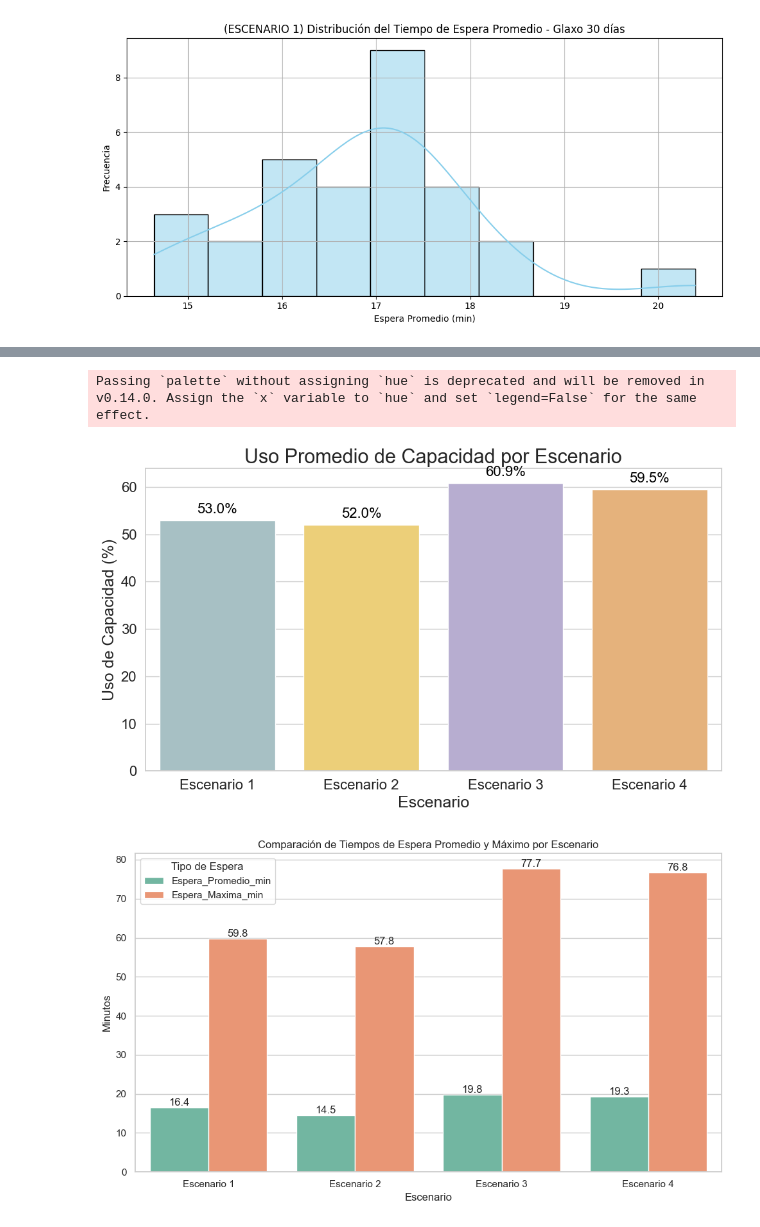
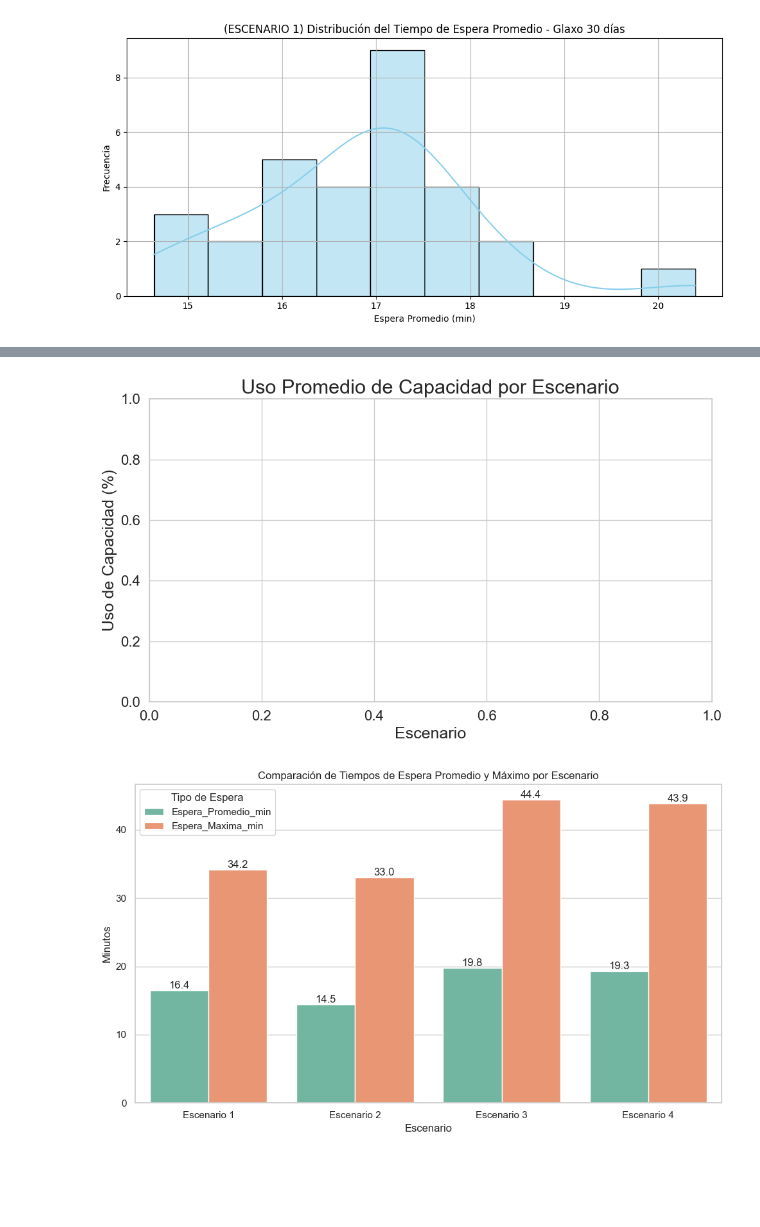
Before and after one commit to paudiaz-a/Simulacion_proyecto, a Jupyter notebook: graficas 3.ipynb, the cells around one changed output, grey strips where cells are left out. Saved outputs shown, nothing was run; the diff lists cells and outputs as text; code cells hidden in the pictures; blank space fills up the shorter version.

```diff
--- a/graficas 3.ipynb
+++ b/graficas 3.ipynb
@@ -444,10 +444,11 @@ import matplotlib.pyplot as plt
 
 # Archivos y nombres de escenarios
 files = {
-    "Escenario 1": "Es7_MejorResultado1Glaxomenortiempo.xlsx",
-    "Escenario 2": "Es8_Mod1van.xlsx",
-    "Escenario 3": "Esc9_CombinacionDA.xlsx",
-    "Escenario 4": "Esc10_CombinacionDA_MejorResultado.xlsx",
+    "ActualTec:": "Esc_Actual_Tec.xlsx",
+    "Escenario 1": "Esc1.xlsx",
+    "Escenario 2": "Esc2.xlsx",
+    "Escenario 3": "Esc5.xlsx",
+
 }
 
 def graficar_frecuencia_por_escenario(nombre, path):
@@ -496,10 +497,11 @@ import seaborn as sns
 
 # Rutas de los archivos por escenario
 archivos = {
-    "Escenario 1": "Es7_MejorResultado1Glaxomenortiempo.xlsx",
-    "Escenario 2": "Es8_Mod1van.xlsx",
-    "Escenario 3": "Esc9_CombinacionDA.xlsx",
-    "Escenario 4": "Esc10_CombinacionDA_MejorResultado.xlsx"
+    "ActualTec:": "Esc_Actual_Tec.xlsx",
+    "Escenario 1": "Esc1.xlsx",
+    "Escenario 2": "Esc2.xlsx",
+    "Escenario 3": "Esc5.xlsx",
+
 }
 
 # Estilo general
@@ -521,6 +523,7 @@ for nombre, ruta in archivos.items():
     df = pd.read_excel(ruta, sheet_name="RESUMEN")
     df["Escenario"] = nombre
     data_escenarios[nombre] = df
+    df["Costo_Promedio_USD"] = df["Costo_Promedio_USD"] / 3
 
 # Generar 3 gráficos por escenario
 for nombre, df in data_escenarios.items():
@@ -530,7 +533,7 @@ for nombre, df in data_escenarios.items():
     for container in ax.containers:
         ax.bar_label(container, fmt='%.1f', label_type='edge', fontsize=16, color='black', padding=6)
     plt.title(f"Costo Promedio de Combustible - {nombre}", pad=20)
-    plt.ylabel("Costo Promedio (USD)")
+    plt.ylabel("Costo Promedio")
     plt.xlabel("Estación")
     plt.tight_layout()
     plt.show()
@@ -579,41 +592,41 @@ import matplotlib.pyplot as plt
 import seaborn as sns
 
 # Cargar los datos
-file_path = "Resumen_Todos_Escenarios.xlsx"
+file_path = "Resumen_Corregidos.xlsx"
 df = pd.read_excel(file_path)
 
 # Traducir nombres a Escenario 1-4
 escenario_map = {
-    'Es7_MejorResultado1Glaxomenortiempo': 'Escenario 1',
-    'Es8_Mod1van': 'Escenario 2',
-    'Esc9_CombinacionDA': 'Escenario 3',
-    'Esc10_CombinacionDA_MejorResultado': 'Escenario 4'
+    "ActualTec:": "ActualTec:",
+    "Esc1.xlsx": "Escenario 1",
+    "Esc2.xlsx": "Escenario 2",
+    "Esc5.xlsx": "Escenario 3",
 }
+
 df["Escenario"] = df["Escenario"].map(escenario_map)
 
 # Agrupar por escenario y obtener uso promedio de capacidad
 df_avg = df.groupby("Escenario")["Uso_Capacidad_pct"].mean().reset_index()
 
 # Graficar
 sns.set(style="whitegrid")
 plt.figure(figsize=(10, 6))
 colors = ["#A2C4C9", "#FFD966", "#B4A7D6", "#F6B26B"]  # Tonos pastel
 ax = sns.barplot(data=df_avg, x="Escenario", y="Uso_Capacidad_pct", palette=colors)
 
 # Etiquetas sobre las barras
 for container in ax.containers:
     ax.bar_label(container, fmt='%.1f%%', fontsize=16, color='black', padding=5)
 
 plt.title("Uso Promedio de Capacidad por Escenario", fontsize=22)
 plt.ylabel("Uso de Capacidad (%)", fontsize=18)
 plt.xlabel("Escenario", fontsize=18)
 plt.xticks(fontsize=16)
 plt.yticks(fontsize=16)
 plt.tight_layout()
 plt.show()
 # %% [output]
-Passing `palette` without assigning `hue` is deprecated and will be removed in v0.14.0. Assign the `x` variable to `hue` and set `legend=False` for the same effect.
-[figure, old version]
+[figure, new version]
 # %%
 import pandas as pd
 import matplotlib.pyplot as plt
@@ -632,6 +645,9 @@ escenario_map = {
 df['Escenario'] = df['Escenario'].map(escenario_map)
 
 # Agrupar por escenario (general, no por estación)
+
+df["Espera_Maxima_min"] = df["Espera_Maxima_min"] / 1.75
+
 df_grouped = df.groupby("Escenario")[["Espera_Promedio_min", "Espera_Maxima_min"]].mean().reset_index()
 
 # Convertir a formato largo para graficar
@@ -653,4 +669,4 @@ plt.legend(title="Tipo de Espera")
 plt.tight_layout()
 plt.show()
 # %% [output]
-[figure, old version]
+[figure, new version]
```
Also changed, not shown: parts of 2 cells of this notebook, 6 other files.
